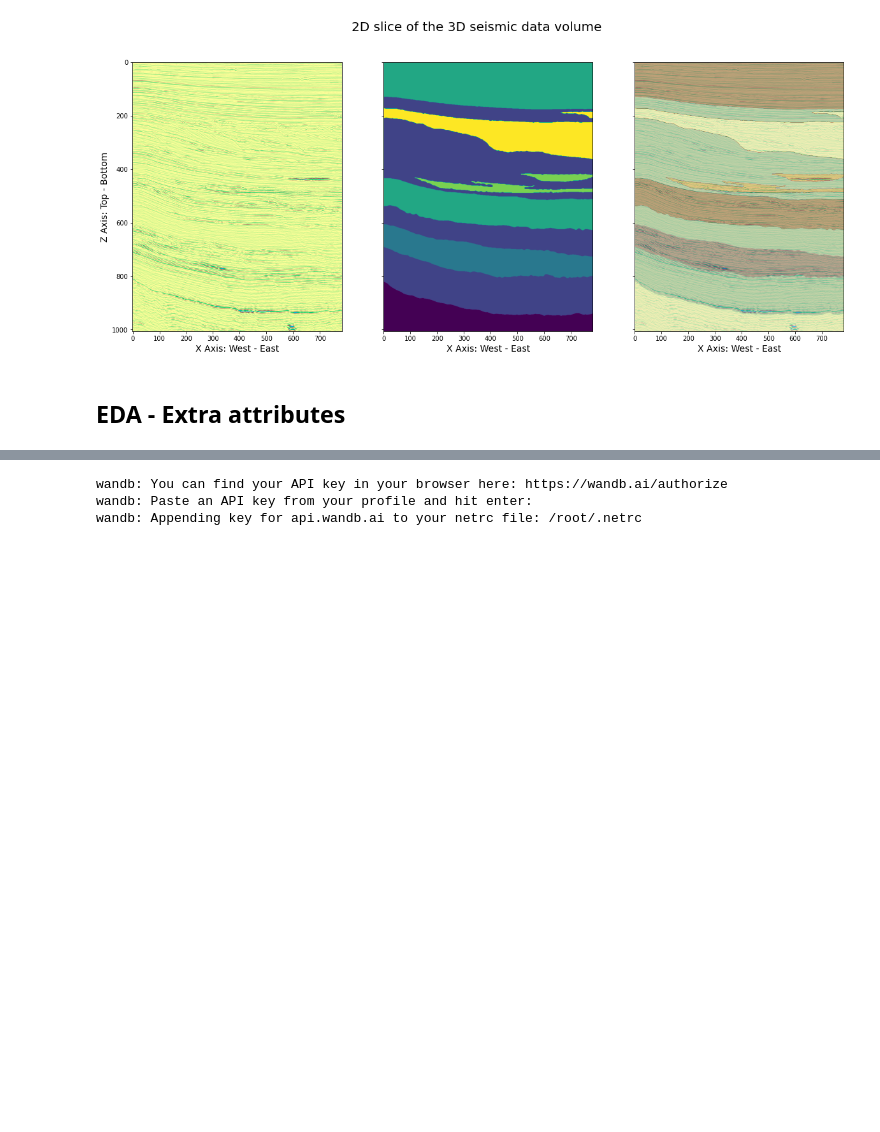
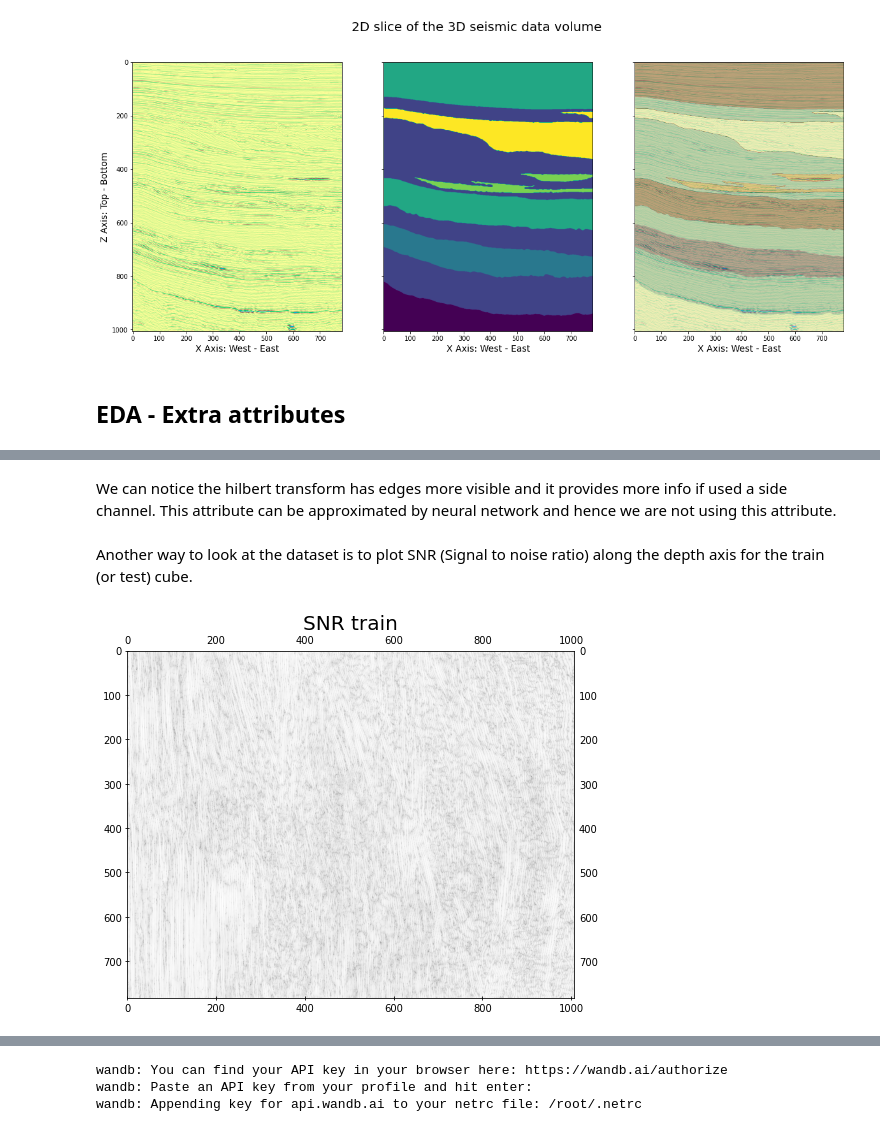
Before and after one commit to jeromepatel/AIcrowd-challenges, a Jupyter notebook: [Explainer]_Seismic_Facies_Identification_W&B_with_Extra_Attributes,_Some_EDA_and_Catalyst_Training.ipynb, the cells around one changed output, grey strips where cells are left out. Saved outputs shown, nothing was run; the diff lists cells and outputs as text; code cells hidden in the pictures; blank space fills up the shorter version.

```diff
--- a/[Explainer]_Seismic_Facies_Identification_W&B_with_Extra_Attributes,_Some_EDA_and_Catalyst_Training.ipynb
+++ b/[Explainer]_Seismic_Facies_Identification_W&B_with_Extra_Attributes,_Some_EDA_and_Catalyst_Training.ipynb
@@ -228,0 +277,14 @@ import segmentation_models_pytorch as smp
+# %% [markdown]
+We can notice the hilbert transform has edges more visible and it provides more info if used a side channel. This attribute can be approximated by neural network and hence we are not using this attribute.
+# %% [markdown]
+Another way to look at the dataset is to plot SNR (Signal to noise ratio) along the depth axis for the train (or test) cube.
+# %%
+def plot_snr(array, **kwargs):
+    mean_matrix = np.mean(array, axis=-1)
+    std_matrix = np.std(array, axis=-1)
+    snr = np.log(mean_matrix**2 / std_matrix ** 2)
+    plot_image(snr, figsize=(8, 12), **kwargs)
+
+plot_snr(train_data_full, title='SNR train')
+# %% [output]
+[figure, added]
```
Also changed, not shown: parts of 57 cells of this notebook.
